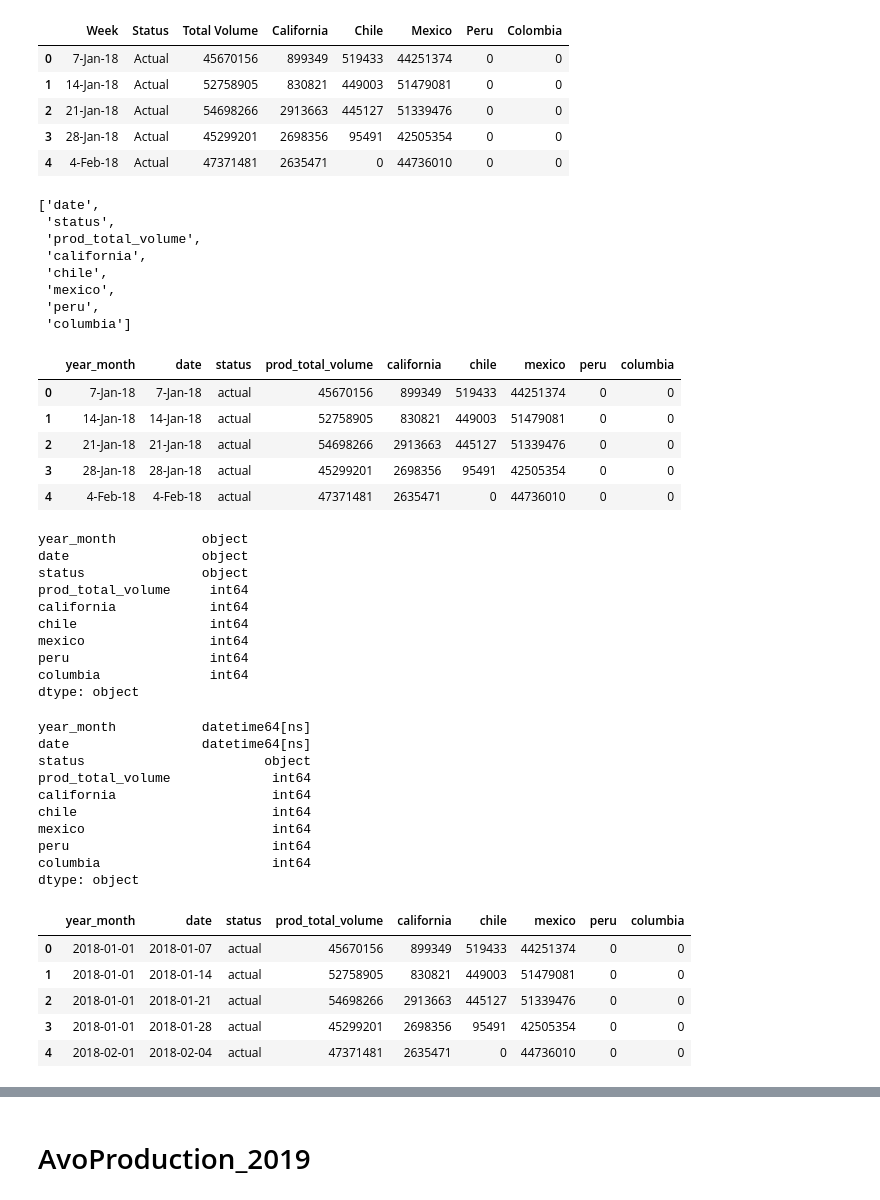
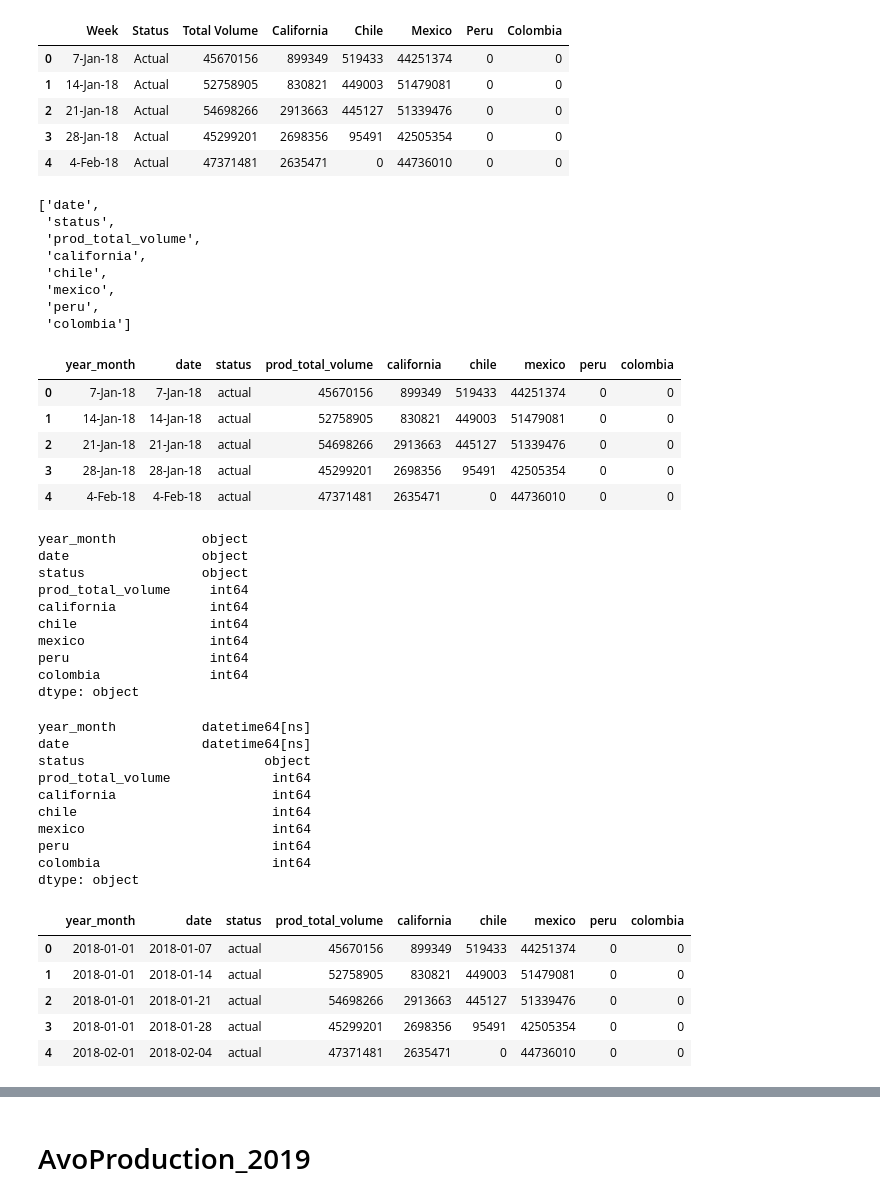
Before and after one commit to davidmcbee/Health_and_Avocados, a Jupyter notebook: cleaning_ipynb/clean_production.ipynb, the cells around one changed output, grey strips where cells are left out. Drawn from its saved outputs; the diff is of its cells as text; code cells hidden in the pictures.

```diff
--- a/cleaning_ipynb/clean_production.ipynb
+++ b/cleaning_ipynb/clean_production.ipynb
@@ -17,7 +17,7 @@ prod_2018.head()
 | 4 | 4-Feb-18 | Actual | 47371481 | 2635471 | 0 | 44736010 | 0 | 0 |
 # %%
 # rename columns
-prod_2018.columns = ["date", "status", "prod_total_volume", "california", "chile", "mexico", "peru", "columbia"]
+prod_2018.columns = ["date", "status", "prod_total_volume", "california", "chile", "mexico", "peru", "colombia"]
 
 # change status to lowercase
 prod_2018.loc[:,'status'] = prod_2018.loc[:, 'status'].str.lower()
@@ -32,22 +32,22 @@ cols
  'chile',
  'mexico',
  'peru',
- 'columbia']
+ 'colombia']
 # %%
 # add year_month column and move to first column
 prod_2018['year_month'] = prod_2018['date']
 prod_2018 = prod_2018[["year_month",
                          'date',
                          'status',
                          'prod_total_volume',
                          'california',
                          'chile',
                          'mexico',
                          'peru',
-                         'columbia']]
+                         'colombia']]
 prod_2018.head()
 # %% [output]
-|  | year_month | date | status | prod_total_volume | california | chile | mexico | peru | columbia |
+|  | year_month | date | status | prod_total_volume | california | chile | mexico | peru | colombia |
 | 0 | 7-Jan-18 | 7-Jan-18 | actual | 45670156 | 899349 | 519433 | 44251374 | 0 | 0 |
 | 1 | 14-Jan-18 | 14-Jan-18 | actual | 52758905 | 830821 | 449003 | 51479081 | 0 | 0 |
 | 2 | 21-Jan-18 | 21-Jan-18 | actual | 54698266 | 2913663 | 445127 | 51339476 | 0 | 0 |
@@ -65,7 +65,7 @@ california            int64
 chile                 int64
 mexico                int64
 peru                  int64
-columbia              int64
+colombia              int64
 dtype: object
 # %%
 # change date to datetime format
@@ -80,14 +80,14 @@ california                    int64
 chile                         int64
 mexico                        int64
 peru                          int64
-columbia                      int64
+colombia                      int64
 dtype: object
 # %%
 # year_month to include -01
 prod_2018.year_month = prod_2018.year_month.apply(lambda dt: dt.replace(day=1))
 prod_2018.head()
 # %% [output]
-|  | year_month | date | status | prod_total_volume | california | chile | mexico | peru | columbia |
+|  | year_month | date | status | prod_total_volume | california | chile | mexico | peru | colombia |
 | 0 | 2018-01-01 | 2018-01-07 | actual | 45670156 | 899349 | 519433 | 44251374 | 0 | 0 |
 | 1 | 2018-01-01 | 2018-01-14 | actual | 52758905 | 830821 | 449003 | 51479081 | 0 | 0 |
 | 2 | 2018-01-01 | 2018-01-21 | actual | 54698266 | 2913663 | 445127 | 51339476 | 0 | 0 |
```
Also changed, not shown: parts of 13 cells of this notebook.
